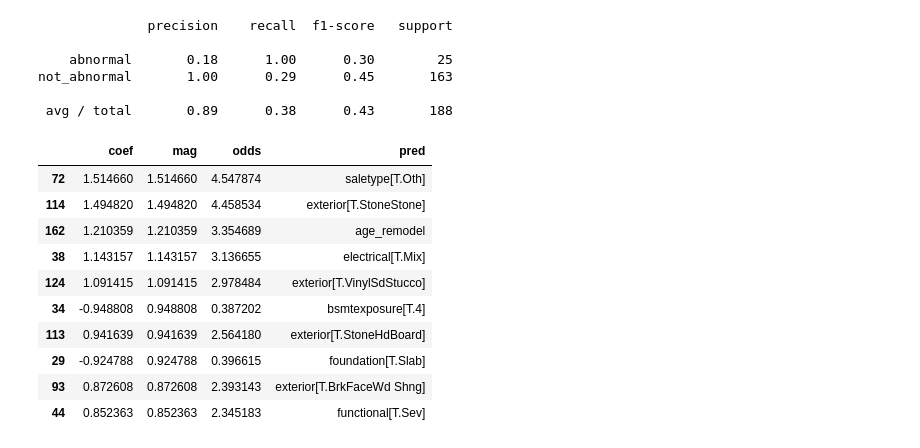
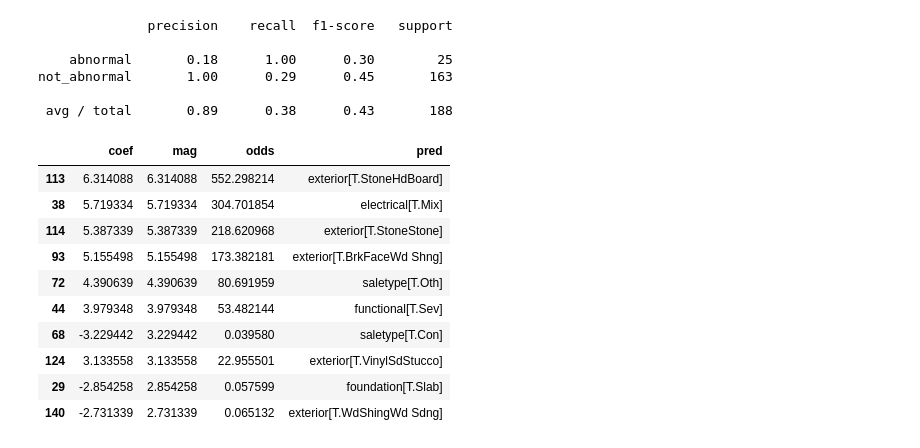
Before and after one commit to davidyan92/dsi, a Jupyter notebook: projects/project_3/project-03-starter.ipynb, the cells around one changed output. Cells and saved outputs as stored; diff of their text form; code cells hidden in the pictures.

```diff
--- a/projects/project_3/project-03-starter.ipynb
+++ b/projects/project_3/project-03-starter.ipynb
@@ -1242,25 +1242,25 @@ not_abnormal       1.00      0.29      0.45       163
 
  avg / total       0.89      0.38      0.43       188
 # %%
-# Ridge gets best precision and recall
+# Lasso gets best precision and recall
 # get best predictors of abnormal sales type
 
-lr_las_coef = pd.DataFrame({'pred':logreg_X_test.columns,
-                            'coef':lr_ridge.coef_.ravel(),
-                            'mag':np.abs(lr_ridge.coef_.ravel()),
-                             'odds':np.exp(lr_ridge.coef_.ravel())})
+lr_lasso_coef = pd.DataFrame({'pred':logreg_X_test.columns,
+                            'coef':lr_lasso.coef_.ravel(),
+                            'mag':np.abs(lr_lasso.coef_.ravel()),
+                             'odds':np.exp(lr_lasso.coef_.ravel())})
 # %%
-lr_ridge_coef.sort_values('mag', ascending=False, inplace=True)
-lr_ridge_coef.head(10)
+lr_lasso_coef.sort_values('mag', ascending=False, inplace=True)
+lr_lasso_coef.head(10)
 # %% [output]
 |  | coef | mag | odds | pred |
-| 72 | 1.514660 | 1.514660 | 4.547874 | saletype[T.Oth] |
-| 114 | 1.494820 | 1.494820 | 4.458534 | exterior[T.StoneStone] |
-| 162 | 1.210359 | 1.210359 | 3.354689 | age_remodel |
-| 38 | 1.143157 | 1.143157 | 3.136655 | electrical[T.Mix] |
-| 124 | 1.091415 | 1.091415 | 2.978484 | exterior[T.VinylSdStucco] |
-| 34 | -0.948808 | 0.948808 | 0.387202 | bsmtexposure[T.4] |
-| 113 | 0.941639 | 0.941639 | 2.564180 | exterior[T.StoneHdBoard] |
-| 29 | -0.924788 | 0.924788 | 0.396615 | foundation[T.Slab] |
-| 93 | 0.872608 | 0.872608 | 2.393143 | exterior[T.BrkFaceWd Shng] |
-| 44 | 0.852363 | 0.852363 | 2.345183 | functional[T.Sev] |
+| 113 | 6.314088 | 6.314088 | 552.298214 | exterior[T.StoneHdBoard] |
+| 38 | 5.719334 | 5.719334 | 304.701854 | electrical[T.Mix] |
+| 114 | 5.387339 | 5.387339 | 218.620968 | exterior[T.StoneStone] |
+| 93 | 5.155498 | 5.155498 | 173.382181 | exterior[T.BrkFaceWd Shng] |
+| 72 | 4.390639 | 4.390639 | 80.691959 | saletype[T.Oth] |
+| 44 | 3.979348 | 3.979348 | 53.482144 | functional[T.Sev] |
+| 68 | -3.229442 | 3.229442 | 0.039580 | saletype[T.Con] |
+| 124 | 3.133558 | 3.133558 | 22.955501 | exterior[T.VinylSdStucco] |
+| 29 | -2.854258 | 2.854258 | 0.057599 | foundation[T.Slab] |
+| 140 | -2.731339 | 2.731339 | 0.065132 | exterior[T.WdShingWd Sdng] |
```
